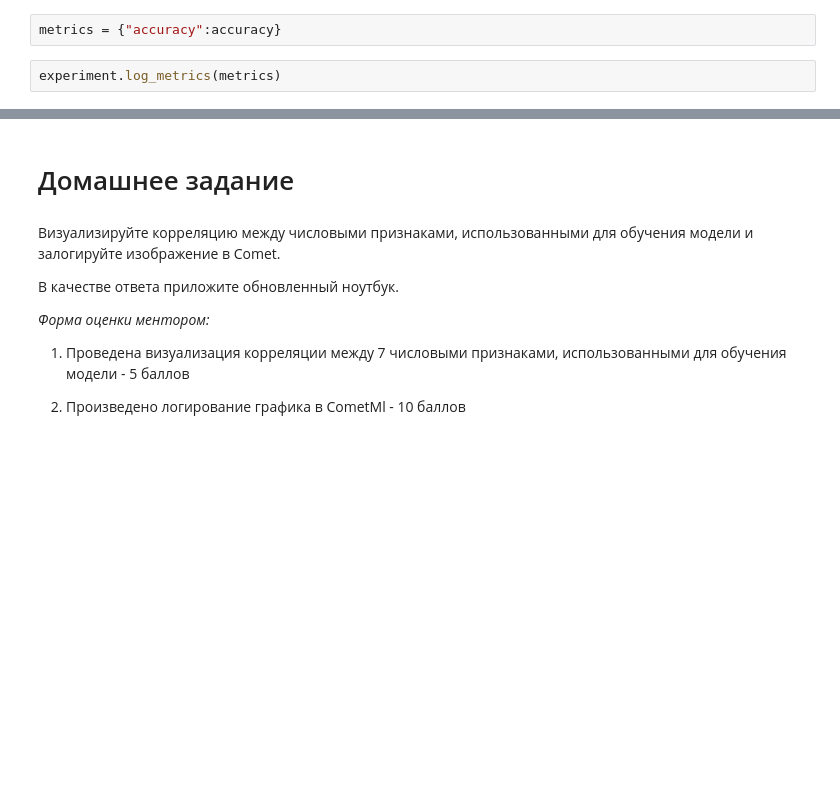
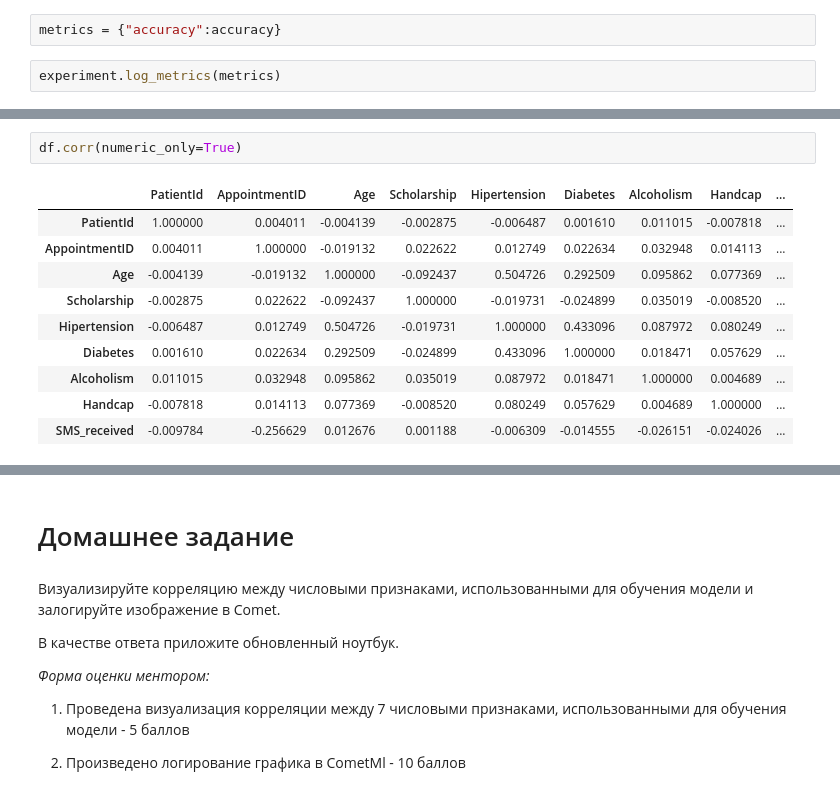
Before and after one commit to hoittoken/Python, a Jupyter notebook: Py/EDA/eda_5_A-B_test/noshowappointments_cometml.ipynb, the cells around one changed output, grey strips where cells are left out. Drawn from its saved outputs; the diff is of its cells as text; blank space fills up the shorter version.

```diff
--- a/Py/EDA/eda_5_A-B_test/noshowappointments_cometml.ipynb
+++ b/Py/EDA/eda_5_A-B_test/noshowappointments_cometml.ipynb
@@ -147,0 +222,13 @@ experiment.display()
+# %%
+df.corr(numeric_only=True)
+# %% [output]
+|  | PatientId | AppointmentID | Age | Scholarship | Hipertension | Diabetes | Alcoholism | Handcap | ... |
+| PatientId | 1.000000 | 0.004011 | -0.004139 | -0.002875 | -0.006487 | 0.001610 | 0.011015 | -0.007818 | ... |
+| AppointmentID | 0.004011 | 1.000000 | -0.019132 | 0.022622 | 0.012749 | 0.022634 | 0.032948 | 0.014113 | ... |
+| Age | -0.004139 | -0.019132 | 1.000000 | -0.092437 | 0.504726 | 0.292509 | 0.095862 | 0.077369 | ... |
+| Scholarship | -0.002875 | 0.022622 | -0.092437 | 1.000000 | -0.019731 | -0.024899 | 0.035019 | -0.008520 | ... |
+| Hipertension | -0.006487 | 0.012749 | 0.504726 | -0.019731 | 1.000000 | 0.433096 | 0.087972 | 0.080249 | ... |
+| Diabetes | 0.001610 | 0.022634 | 0.292509 | -0.024899 | 0.433096 | 1.000000 | 0.018471 | 0.057629 | ... |
+| Alcoholism | 0.011015 | 0.032948 | 0.095862 | 0.035019 | 0.087972 | 0.018471 | 1.000000 | 0.004689 | ... |
+| Handcap | -0.007818 | 0.014113 | 0.077369 | -0.008520 | 0.080249 | 0.057629 | 0.004689 | 1.000000 | ... |
+| SMS_received | -0.009784 | -0.256629 | 0.012676 | 0.001188 | -0.006309 | -0.014555 | -0.026151 | -0.024026 | ... |
```
Also changed, not shown: parts of 18 cells of this notebook.
